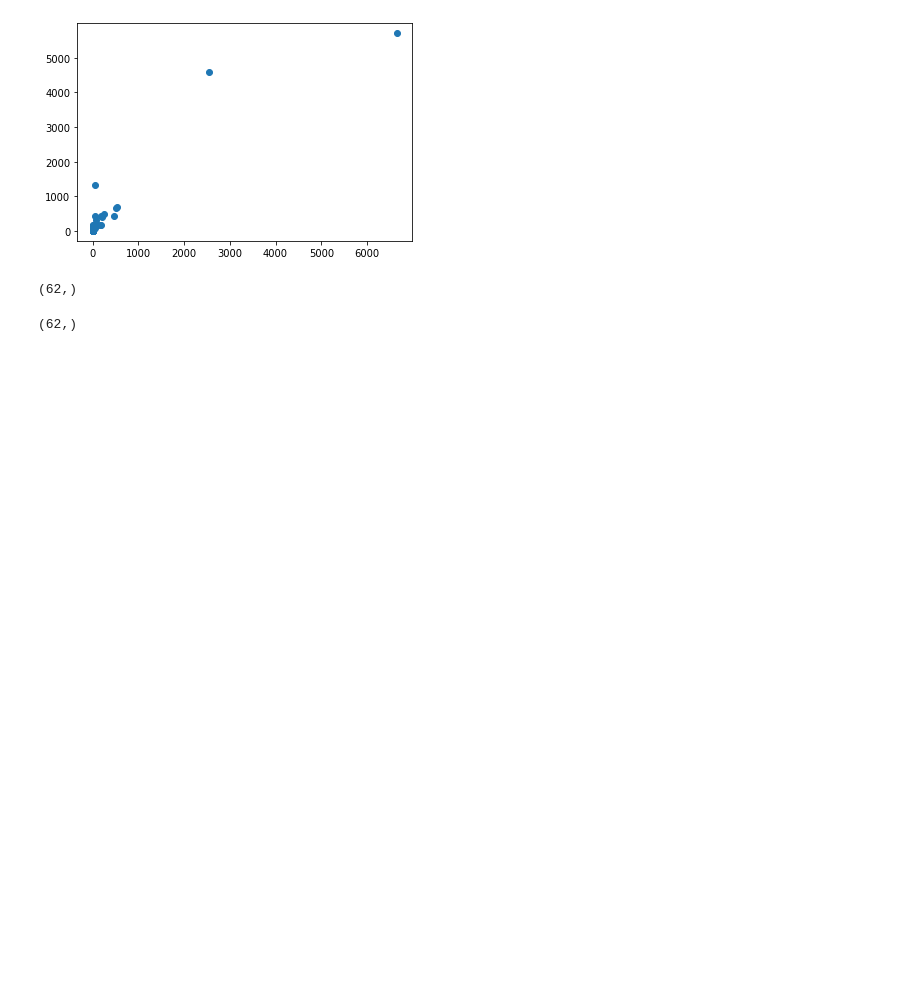
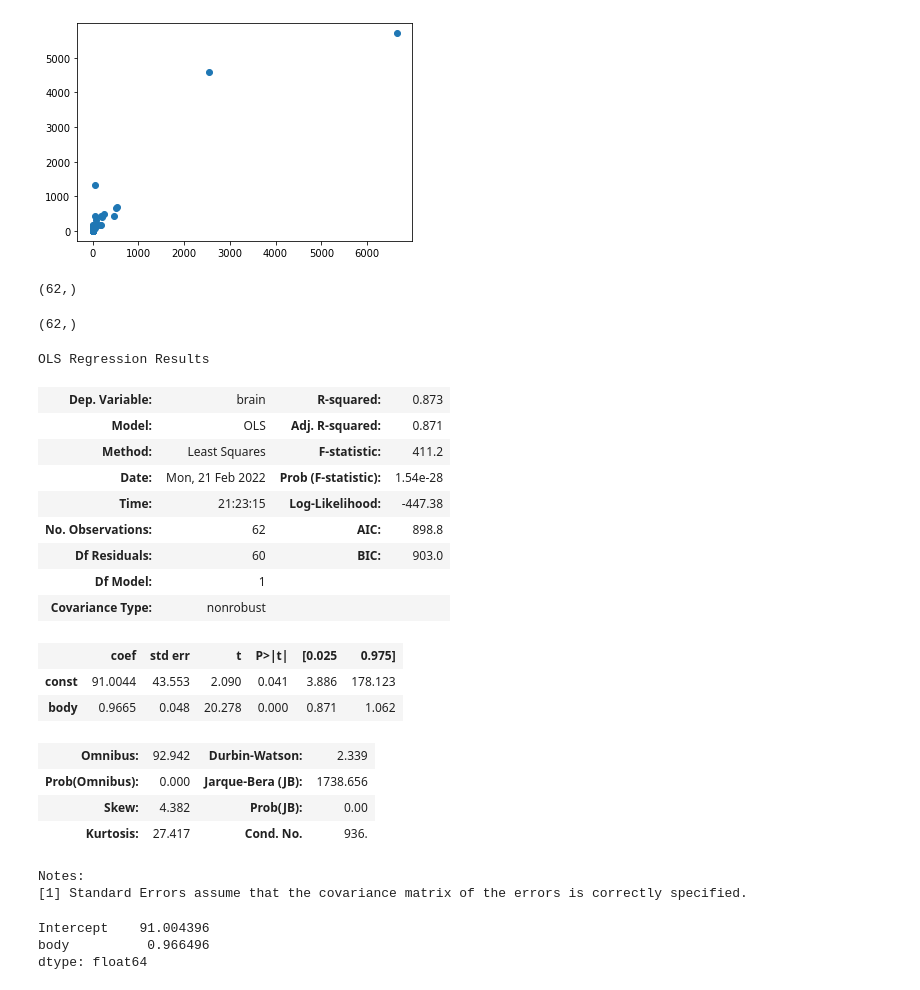
Before and after one commit to mertbarut/py, a Jupyter notebook: mining/regression.ipynb, the cells around one changed output. Cells and saved outputs as stored; diff of their text form; code cells hidden in the pictures; blank space fills up the shorter version.

Commit message:
regression

```diff
--- a/mining/regression.ipynb
+++ b/mining/regression.ipynb
@@ -28,0 +27,2 @@ body_data = sm.add_constant(body_data)
+# %%
+regression1 = sm.OLS(brain_data, body_data).fit()
@@ -28,0 +33,28 @@ body_data = sm.add_constant(body_data)
+# %%
+regression1.summary()
+# %% [output]
+OLS Regression Results
+| Dep. Variable: | brain | R-squared: | 0.873 |
+| Model: | OLS | Adj. R-squared: | 0.871 |
+| Method: | Least Squares | F-statistic: | 411.2 |
+| Date: | Mon, 21 Feb 2022 | Prob (F-statistic): | 1.54e-28 |
+| Time: | 21:23:15 | Log-Likelihood: | -447.38 |
+| No. Observations: | 62 | AIC: | 898.8 |
+| Df Residuals: | 60 | BIC: | 903.0 |
+| Df Model: | 1 |  |  |
+| Covariance Type: | nonrobust |  |  |
+|  | coef | std err | t | P>|t| | [0.025 | 0.975] |
+| const | 91.0044 | 43.553 | 2.090 | 0.041 | 3.886 | 178.123 |
+| body | 0.9665 | 0.048 | 20.278 | 0.000 | 0.871 | 1.062 |
+| Omnibus: | 92.942 | Durbin-Watson: | 2.339 |
+| Prob(Omnibus): | 0.000 | Jarque-Bera (JB): | 1738.656 |
+| Skew: | 4.382 | Prob(JB): | 0.00 |
+| Kurtosis: | 27.417 | Cond. No. | 936. |
+Notes:
+[1] Standard Errors assume that the covariance matrix of the errors is correctly specified.
+# %%
+regression2.params
+# %% [output]
+Intercept    91.004396
+body          0.966496
+dtype: float64
```
Also changed, not shown: parts of 44 cells of this notebook.
